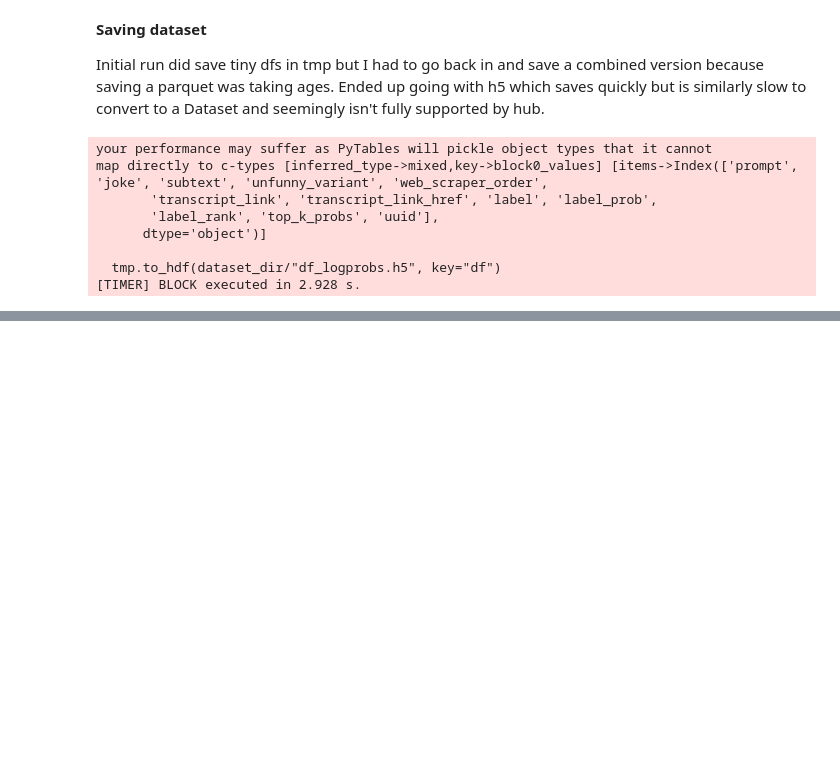
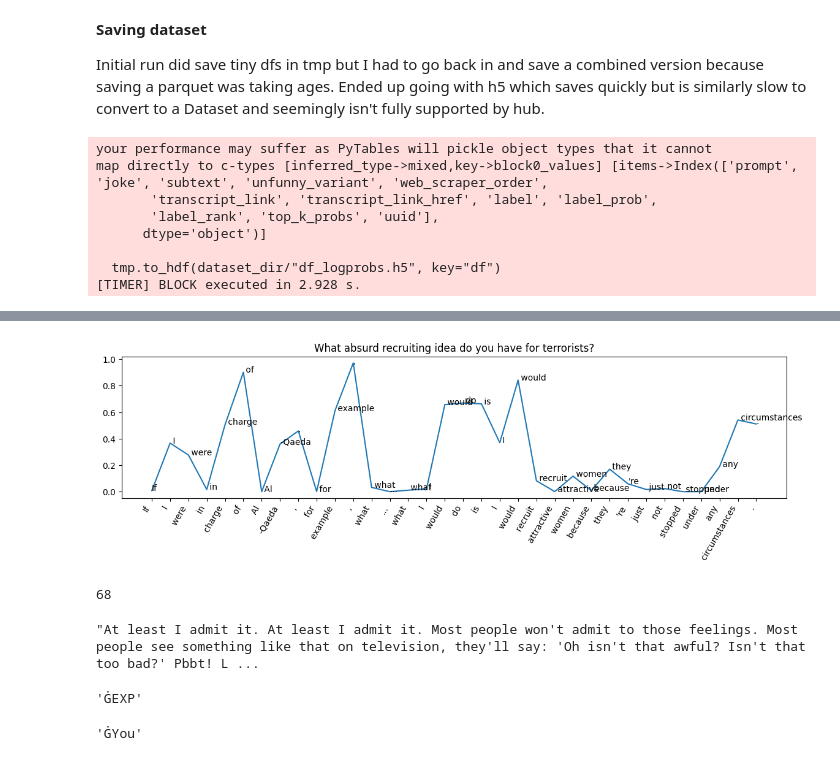
Before and after one commit to hdmamin/aeon, a Jupyter notebook: notebooks/01-joke-logprobs.ipynb, the cells around one changed output, grey strips where cells are left out. Cells and saved outputs as stored; diff of their text form; code cells hidden in the pictures; blank space fills up the shorter version.

Commit message:
plot stuff

```diff
--- a/notebooks/01-joke-logprobs.ipynb
+++ b/notebooks/01-joke-logprobs.ipynb
@@ -260,3 +265,4 @@ map directly to c-types [inferred_type->mixed,key->block0_values] [items->Index(
 # %%
-tmp = pd.read_hdf(dataset_dir/"df_logprobs.h5", key="df")
+# "df logprobs"
+dfl = pd.read_hdf(dataset_dir/"df_logprobs.h5", key="df")
 # %%
@@ -265,3 +271,11 @@ tmp.tail(2)
 |  | prompt | joke | subtext | unfunny_variant | web_scraper_order | transcript_link | transcript_link_href | ... |
 | 22927 | Do you remember things you said o... | I gave an interview to GQ Decembe... | Substance use impairs memory and ... | I don't remember certain intervie... | 1686242983-419 | John Mulaney: Baby J (2023) | Tra... | https://scrapsfromtheloft.com/com... | ... |
 | 22928 | If you had a talk show, what woul... | GQ asked if I'd want my own talk ... | Some talk show concepts are oddly... | I once thought about two talk sho... | 1686242983-419 | John Mulaney: Baby J (2023) | Tra... | https://scrapsfromtheloft.com/com... | ... |
+# %%
+def clean_token(tok: list[str]):
+    # Hardcoding in a couple transformations to make the tokenized text a
+    # little more human readable. Ideally would use the actual tokenizer here
+    # but I've been trying to keep the transformers dep out of my intel mac
+    # env because it was being a pain.
+    return tok.replace('Ġ', ' ').replace('âĢĻ', "'").replace('âĢ¦', '...') \
+        .replace('ĠâĢĺ', '‘')
@@ -267,0 +285,21 @@ tmp.tail(2)
+# %%
+def plot_joke(row: pd.Series):
+    """
+    row is the result of e.g. `df.iloc[0]`
+
+    TODO idea: could superimpose most likely tok at each timestep
+    """
+    x = range(len(row.label_prob))
+    tokens = [clean_token(tok) for tok in row.label]
+
+    fig, ax = plt.subplots(figsize=(14, 3))
+    plt.plot(x, row.label_prob)
+    plt.xticks(x, tokens, rotation=60, ha='right')
+    for xi, yi, token in zip(x, row.label_prob, tokens):
+        plt.annotate(token, (xi, yi))
+    plt.title(row.prompt)
+    plt.show()
+# %%
+plot_joke(dfl.sample().iloc[0])
+# %% [output]
+[figure, added]
@@ -267,0 +308,21 @@ tmp.tail(2)
+# %%
+# Randomly choose one a timestep to replace, heavily weighting unlikely tokens.
+pos = random.choices(range(0, len(row.label_rank)),
+                     weights=[x**1.5 for x in row.label_rank])[0]
+pos
+# %% [output]
+68
+# %%
+detokenize(
+    row.label
+)
+# %% [output]
+"At least I admit it. At least I admit it. Most people won't admit to those feelings. Most people see something like that on television, they'll say: 'Oh isn't that awful? Isn't that too bad?' Pbbt! L ...
+# %%
+row.label[pos]
+# %% [output]
+'ĠEXP'
+# %%
+next(iter(row.top_k_probs[pos]))
+# %% [output]
+'ĠYou'
```
Also changed, not shown: parts of 6 cells of this notebook, 2 other files.
